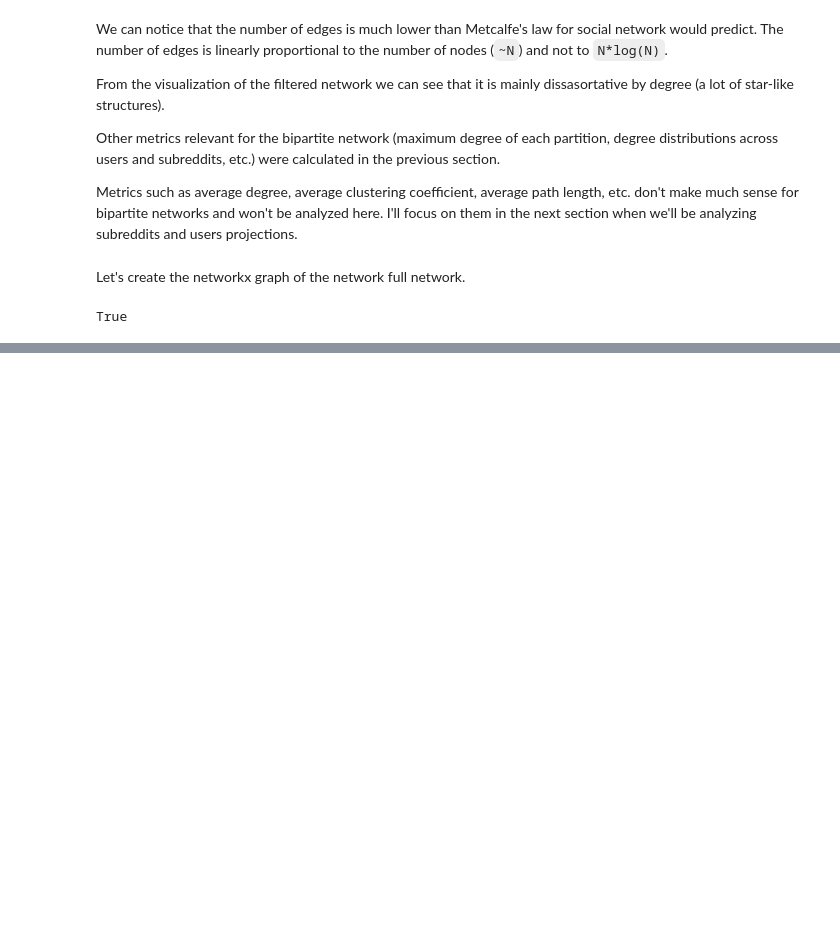
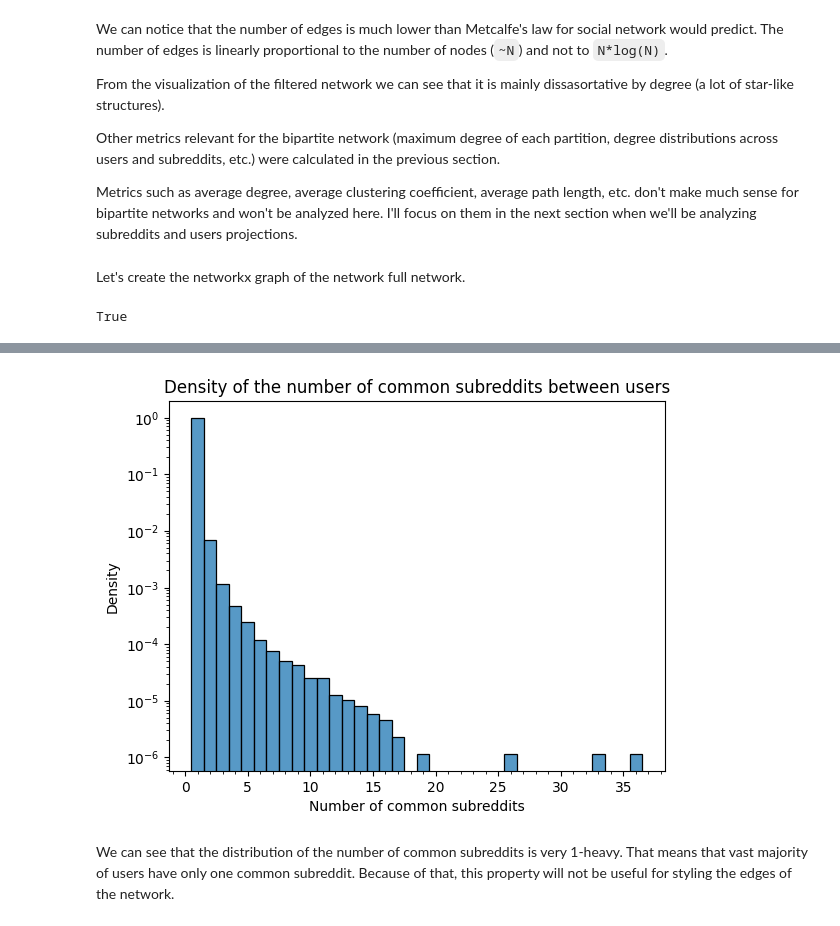
Before and after one commit to steciuk/SNA-reddit-bipartite-analysis, a Jupyter notebook: project.ipynb, the cells around one changed output, grey strips where cells are left out. Cells and saved outputs as stored; diff of their text form; code cells hidden in the pictures; blank space fills up the shorter version.

```diff
--- a/project.ipynb
+++ b/project.ipynb
@@ -670,6 +672,20 @@ Sample edge:
 # Rename edge attributes 'weight' to 'common_subs'
 for edge in list(G_users.edges()):
     G_users.edges[edge]["num_common_subs"] = G_users.edges[edge].pop("weight")
+# %%
+num_common_subs = [G_users.edges[edge]["num_common_subs"] for edge in G_users.edges()]
+# Plot the distribution of the number of common subs
+sns.histplot(num_common_subs, stat="density", discrete=True)
+plt.yscale("log")
+plt.title("Density of the number of common subreddits between users")
+plt.xlabel("Number of common subreddits")
+plt.ylabel("Density")
+plt.minorticks_on()
+plt.show()
+# %% [output]
+[figure, added]
+# %% [markdown]
+We can see that the distribution of the number of common subreddits is very 1-heavy. That means that vast majority of users have only one common subreddit. Because of that, this property will not be useful for styling the edges of the network.
 # %%
 # Save edgelist to csv file
 with open(f"{NETWORKS_PATH}/users.csv", "w") as f:
```
Also changed, not shown: parts of 17 cells of this notebook, 8 other files.
